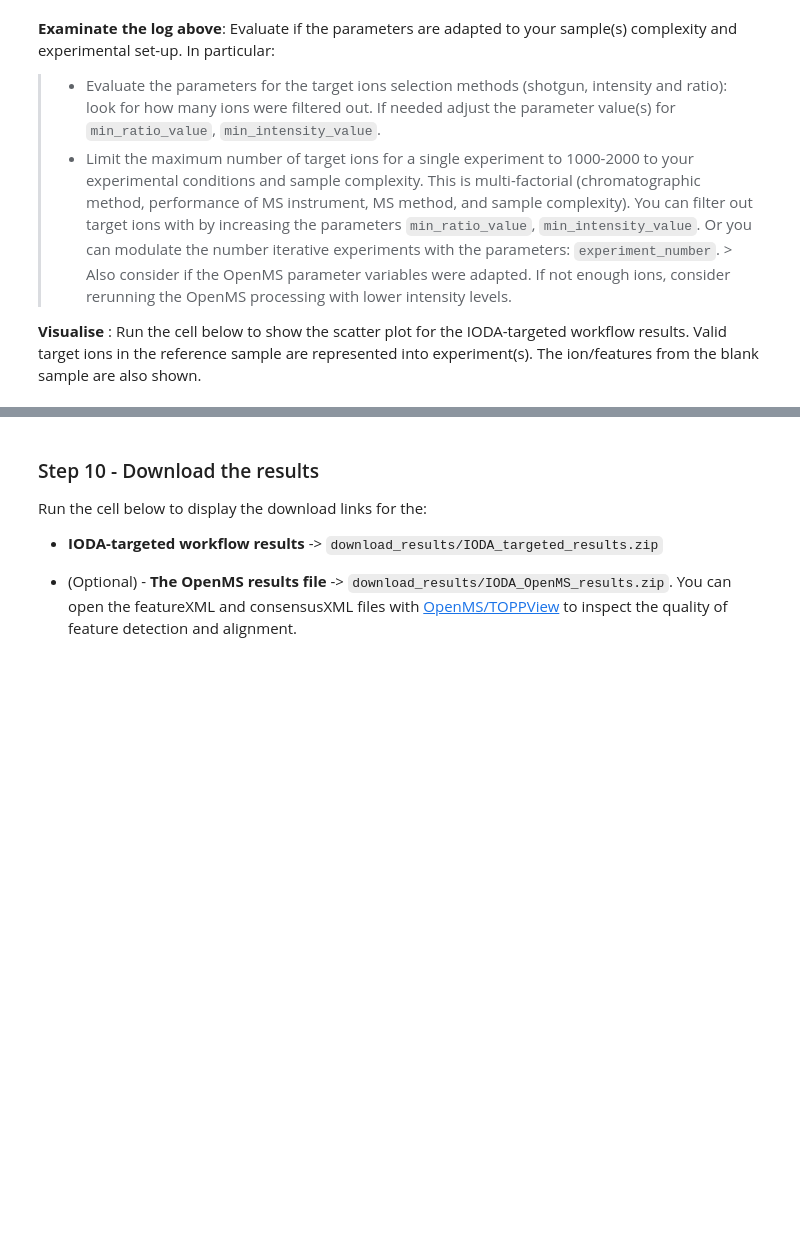
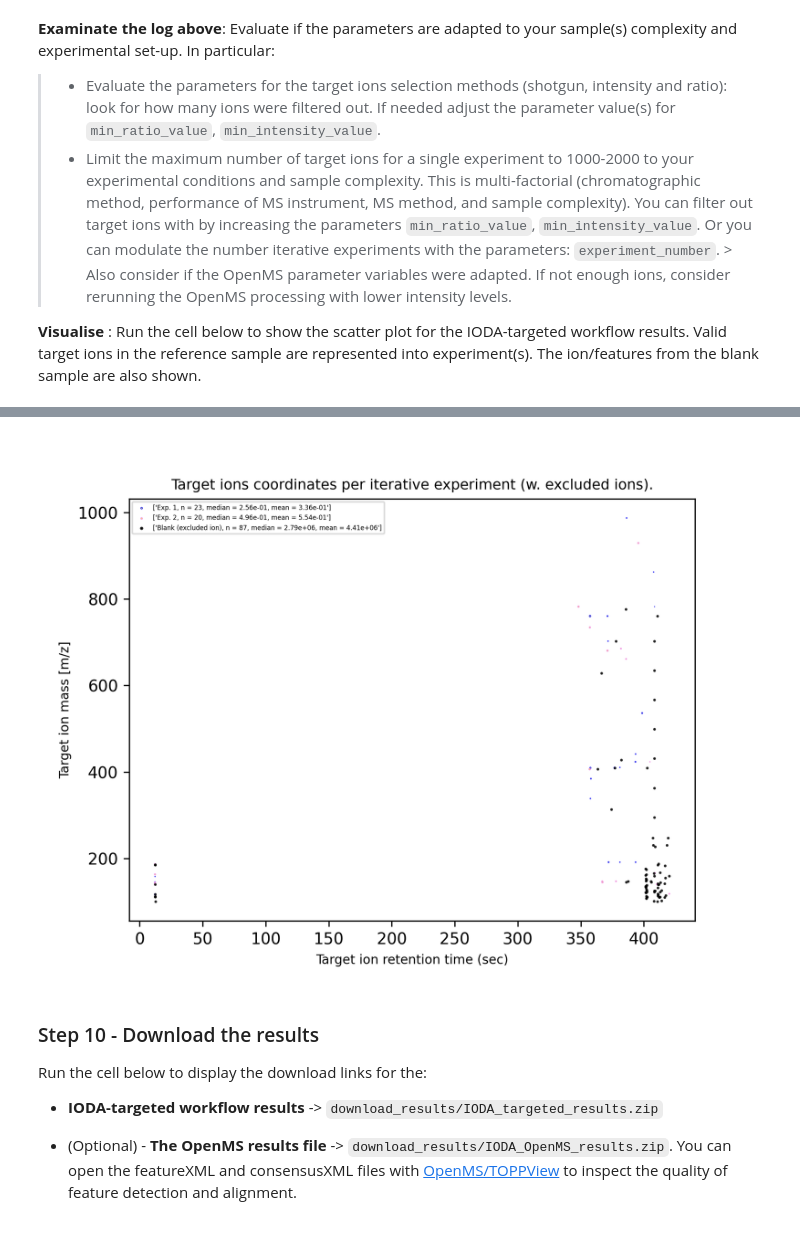
Before and after one commit to lfnothias/IODA_MassSpec, a Jupyter notebook: IODA_targeted_from_RAW_or_mzML.ipynb, the cells around one changed output, grey strips where cells are left out. Cells and saved outputs as stored; diff of their text form; code cells hidden in the pictures; blank space fills up the shorter version.

```diff
--- a/IODA_targeted_from_RAW_or_mzML.ipynb
+++ b/IODA_targeted_from_RAW_or_mzML.ipynb
@@ -174,3 +211,8 @@ Image("results_targeted/intermediate_files/experiment_blank_shared_MZ_RT_TARGETE
+# %%
+filename = glob.glob('results_targeted/plots/*_blank_shared_MZ_RT_TARGETED_scatter_plot.png')
+Image(filename[0])
+# %% [output]
+[figure, added]
 # %% [markdown]
 ### Step 10 - Download the results
 
```
Also changed, not shown: parts of 9 cells of this notebook, 2 other files.
